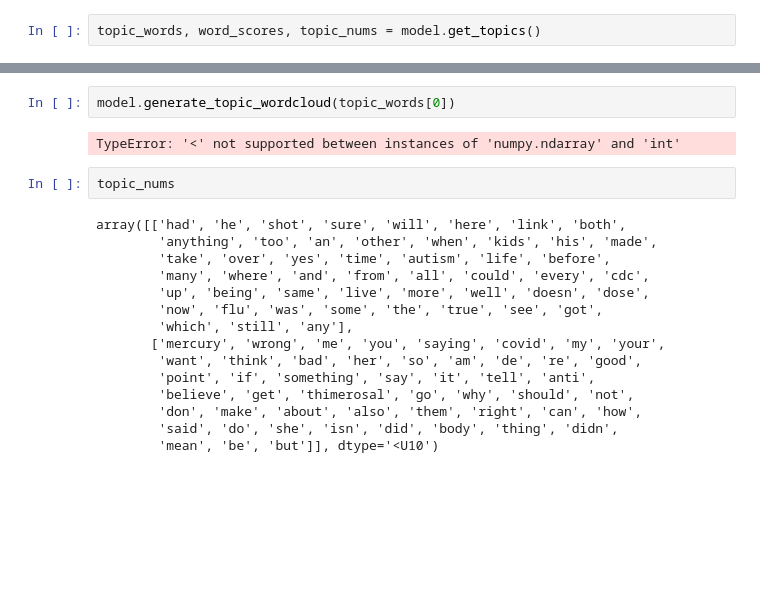
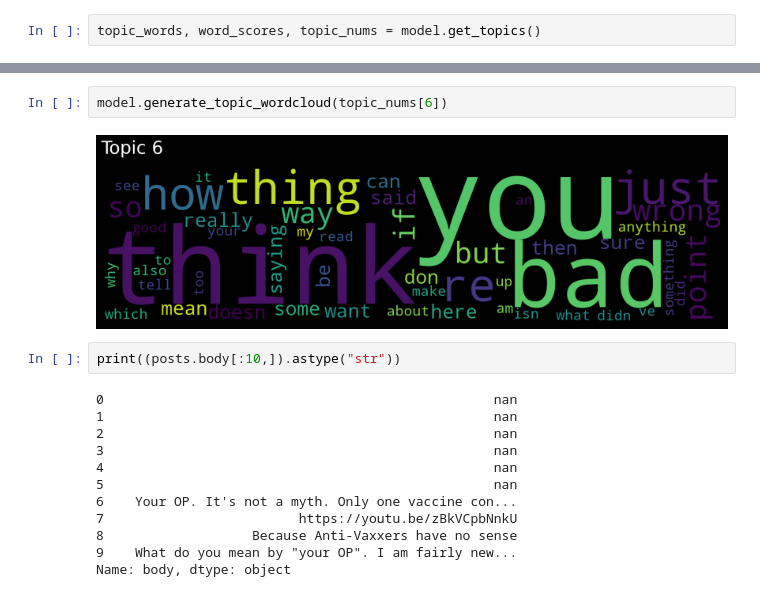
Before and after one commit to SandroMartens/sturdy-bassoon, a Jupyter notebook: Vaccacine_Myths_Reddit/clustering.ipynb, the cells around one changed output, grey strips where cells are left out. Drawn from its saved outputs; the diff is of its cells as text; blank space fills up the shorter version.

```diff
--- a/Vaccacine_Myths_Reddit/clustering.ipynb
+++ b/Vaccacine_Myths_Reddit/clustering.ipynb
@@ -11,21 +48,18 @@ topic_words, word_scores, topic_nums = model.get_topics()
 # %%
-model.generate_topic_wordcloud(topic_words[0])
+model.generate_topic_wordcloud(topic_nums[6])
 # %% [output]
-TypeError: '<' not supported between instances of 'numpy.ndarray' and 'int'
+[figure, added]
-# %%
-topic_nums
-# %% [output]
-array([['had', 'he', 'shot', 'sure', 'will', 'here', 'link', 'both',
-        'anything', 'too', 'an', 'other', 'when', 'kids', 'his', 'made',
-        'take', 'over', 'yes', 'time', 'autism', 'life', 'before',
-        'many', 'where', 'and', 'from', 'all', 'could', 'every', 'cdc',
-        'up', 'being', 'same', 'live', 'more', 'well', 'doesn', 'dose',
-        'now', 'flu', 'was', 'some', 'the', 'true', 'see', 'got',
-        'which', 'still', 'any'],
-       ['mercury', 'wrong', 'me', 'you', 'saying', 'covid', 'my', 'your',
-        'want', 'think', 'bad', 'her', 'so', 'am', 'de', 're', 'good',
-        'point', 'if', 'something', 'say', 'it', 'tell', 'anti',
-        'believe', 'get', 'thimerosal', 'go', 'why', 'should', 'not',
-        'don', 'make', 'about', 'also', 'them', 'right', 'can', 'how',
-        'said', 'do', 'she', 'isn', 'did', 'body', 'thing', 'didn',
-        'mean', 'be', 'but']], dtype='<U10')
+# %%
+print((posts.body[:10,]).astype("str"))
+# %% [output]
+0                                                  nan
+1                                                  nan
+2                                                  nan
+3                                                  nan
+4                                                  nan
+5                                                  nan
+6    Your OP. It's not a myth. Only one vaccine con...
+7                         https://youtu.be/zBkVCpbNnkU
+8                   Because Anti-Vaxxers have no sense
+9    What do you mean by "your OP". I am fairly new...
+Name: body, dtype: object
```
Also changed, not shown: parts of 3 cells of this notebook, 1 other file.
